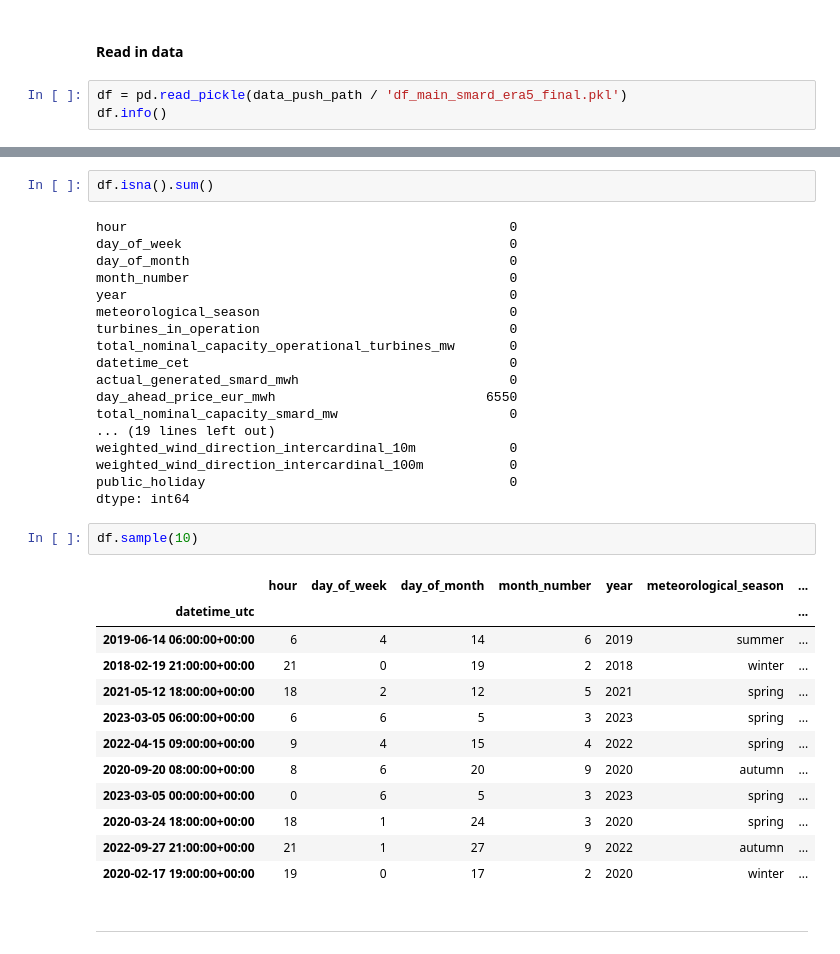
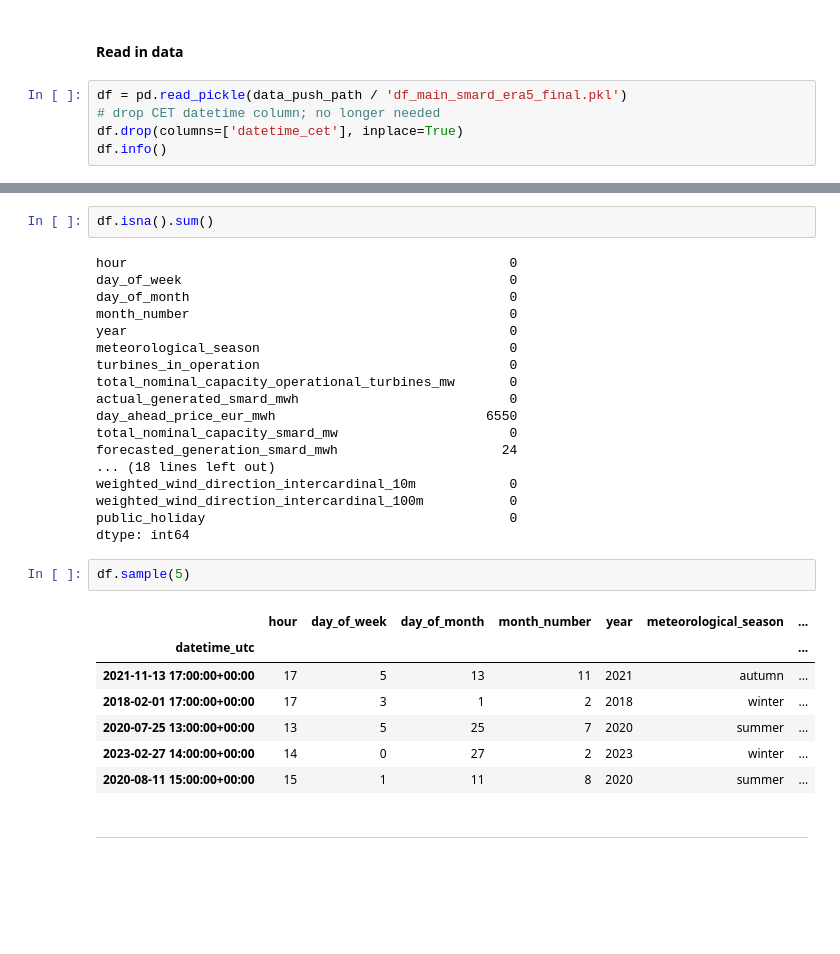
Before and after one commit to meteoviz/wind_power_forecasting_germany, a Jupyter notebook: notebooks/exploratory_analysis.ipynb, the cells around one changed output, grey strips where cells are left out. Drawn from its saved outputs; the diff is of its cells as text; blank space fills up the shorter version.

```diff
--- a/notebooks/exploratory_analysis.ipynb
+++ b/notebooks/exploratory_analysis.ipynb
@@ -19,6 +21,8 @@ data_push_path = cwd_path.parent.joinpath('data_to_push')
 #### Read in data
 # %%
 df = pd.read_pickle(data_push_path / 'df_main_smard_era5_final.pkl')
+# drop CET datetime column; no longer needed
+df.drop(columns=['datetime_cet'], inplace=True)
 df.info()
 # %% [output]
 <class 'pandas.core.frame.DataFrame'>
@@ -49,30 +78,25 @@ year                                                 0
 meteorological_season                                0
 turbines_in_operation                                0
 total_nominal_capacity_operational_turbines_mw       0
-datetime_cet                                         0
 actual_generated_smard_mwh                           0
 day_ahead_price_eur_mwh                           6550
 total_nominal_capacity_smard_mw                      0
-... (19 lines left out)
+forecasted_generation_smard_mwh                     24
+... (18 lines left out)
 weighted_wind_direction_intercardinal_10m            0
 weighted_wind_direction_intercardinal_100m           0
 public_holiday                                       0
 dtype: int64
 # %%
-df.sample(10)
+df.sample(5)
 # %% [output]
 |  | hour | day_of_week | day_of_month | month_number | year | meteorological_season | ... |
 | datetime_utc |  |  |  |  |  |  | ... |
-| 2019-06-14 06:00:00+00:00 | 6 | 4 | 14 | 6 | 2019 | summer | ... |
-| 2018-02-19 21:00:00+00:00 | 21 | 0 | 19 | 2 | 2018 | winter | ... |
-| 2021-05-12 18:00:00+00:00 | 18 | 2 | 12 | 5 | 2021 | spring | ... |
-| 2023-03-05 06:00:00+00:00 | 6 | 6 | 5 | 3 | 2023 | spring | ... |
-| 2022-04-15 09:00:00+00:00 | 9 | 4 | 15 | 4 | 2022 | spring | ... |
-| 2020-09-20 08:00:00+00:00 | 8 | 6 | 20 | 9 | 2020 | autumn | ... |
-| 2023-03-05 00:00:00+00:00 | 0 | 6 | 5 | 3 | 2023 | spring | ... |
-| 2020-03-24 18:00:00+00:00 | 18 | 1 | 24 | 3 | 2020 | spring | ... |
-| 2022-09-27 21:00:00+00:00 | 21 | 1 | 27 | 9 | 2022 | autumn | ... |
-| 2020-02-17 19:00:00+00:00 | 19 | 0 | 17 | 2 | 2020 | winter | ... |
+| 2021-11-13 17:00:00+00:00 | 17 | 5 | 13 | 11 | 2021 | autumn | ... |
+| 2018-02-01 17:00:00+00:00 | 17 | 3 | 1 | 2 | 2018 | winter | ... |
+| 2020-07-25 13:00:00+00:00 | 13 | 5 | 25 | 7 | 2020 | summer | ... |
+| 2023-02-27 14:00:00+00:00 | 14 | 0 | 27 | 2 | 2023 | winter | ... |
+| 2020-08-11 15:00:00+00:00 | 15 | 1 | 11 | 8 | 2020 | summer | ... |
 # %% [markdown]
 -----
 # %% [markdown]
```
Also changed, not shown: parts of 16 cells of this notebook.
